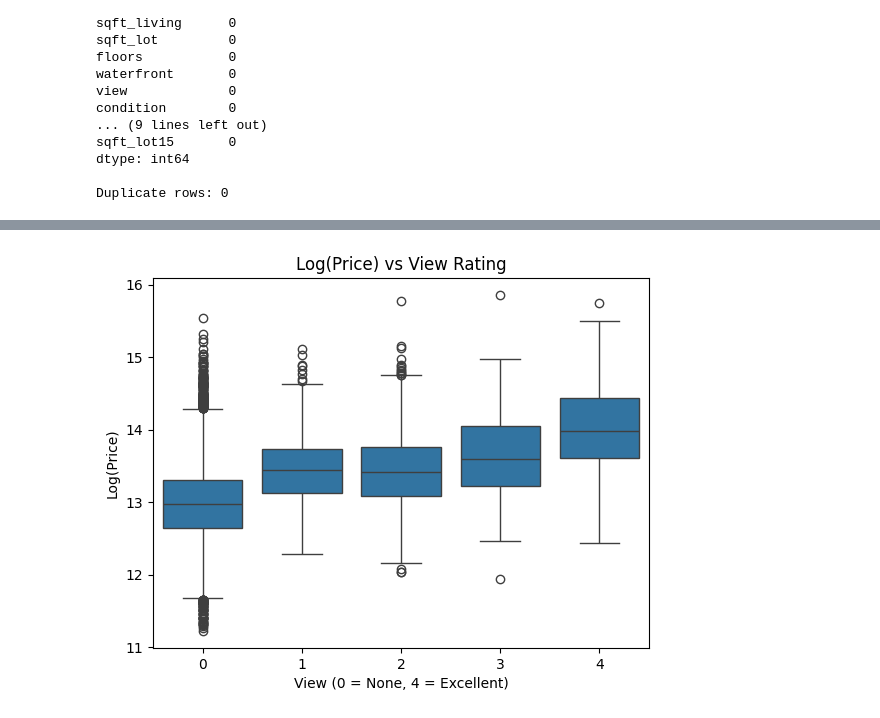
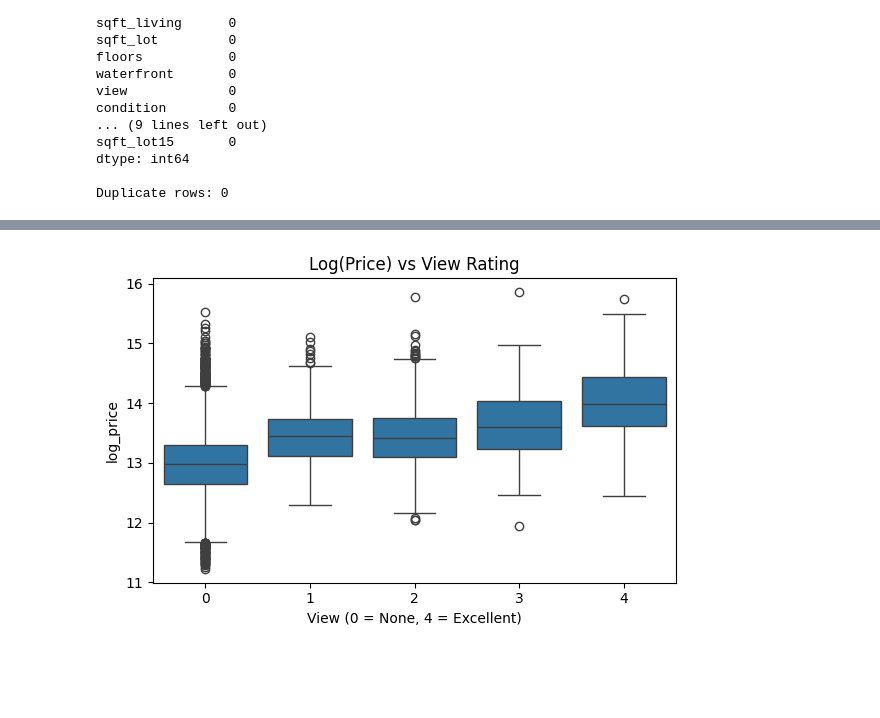
Before and after one commit to RRRG3/255-proj, a Jupyter notebook: kc-house-prices/notebooks/01_preprocessing.ipynb, the cells around one changed output, grey strips where cells are left out. Cells and saved outputs as stored; diff of their text form; code cells hidden in the pictures; blank space fills up the shorter version.

```diff
--- a/kc-house-prices/notebooks/01_preprocessing.ipynb
+++ b/kc-house-prices/notebooks/01_preprocessing.ipynb
@@ -144,0 +86,27 @@ Name: price, dtype: float64
+# %%
+# --distribution of sale prices and log trnaformation--
+
+# a) - raw sale price distribution
+plt.figure(figsize=(6,4))
+sns.histplot(housing_data["price"], bins=50, kde=True)
+plt.title("Distribution of Sale Prices")
+plt.xlabel("Sale Price ($)")
+plt.ylabel("Frequency")
+plt.tight_layout()
+plt.show()
+
+# b)Create a log-transformed target to handle strong right-skew
+housing_data["log_price"] = np.log1p(housing_data["price"])
+
+
+plt.figure(figsize=(6,4))
+sns.histplot(housing_data["log_price"], bins=50, kde=True, color="teal")
+plt.title("Distribution of log(Price + 1)")
+plt.xlabel("log(Price + 1)")
+plt.ylabel("Frequency")
+plt.tight_layout()
+plt.show()
+
+# check dataset again
+print("\nDataset check after adding log_price:")
+housing_data.info()
@@ -229,11 +346,17 @@ plt.show()
 # %%
-#tier 3
-sns.boxplot(x=df["view"], y=df["log_price"])
+#tier 3...continued...
+
+plt.figure(figsize=(6,4))
+sns.boxplot(data=housing_data, x="view", y="log_price")
 plt.title("Log(Price) vs View Rating")
 plt.xlabel("View (0 = None, 4 = Excellent)")
-plt.ylabel("Log(Price)")
+plt.ylabel("log_price")
+plt.tight_layout()
 plt.show()
+
+#view rating : the relationship is montonic positive. As view quality increases, the median and overall price shift upwards. The increase is non-linear -
+# there is clear upward shift for the top view category.
 # %% [output]
-[figure, old version]
+[figure, new version]
 # %%
 #last tier - weak and negative correlation features
```
Also changed, not shown: parts of 27 cells of this notebook, 1 other file.
